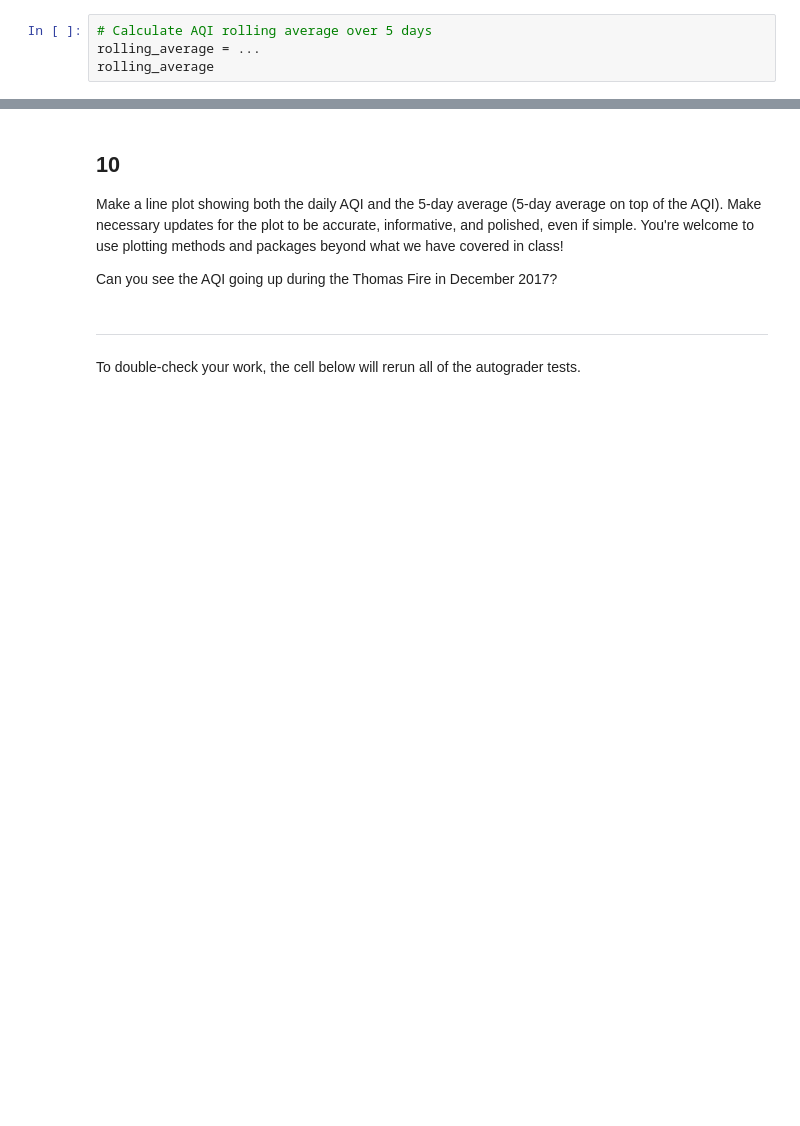
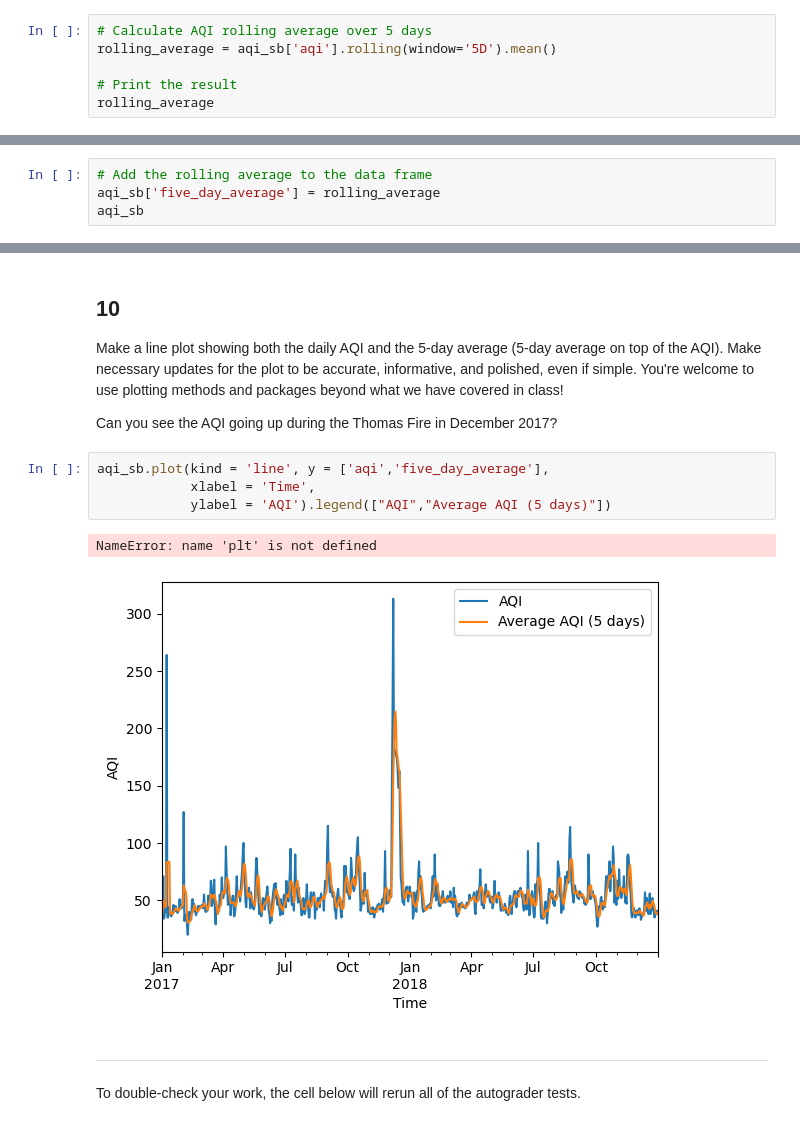
Before and after one commit to gitanjali1024/eds220-hwk2, a Jupyter notebook: task3/hwk2-task3-aqi.ipynb, the cells around one changed output, grey strips where cells are left out. Saved outputs shown, nothing was run; the diff lists cells and outputs as text; blank space fills up the shorter version.

Commit message:
created graph

```diff
--- a/task3/hwk2-task3-aqi.ipynb
+++ b/task3/hwk2-task3-aqi.ipynb
@@ -287,5 +287,7 @@ In the next cell we will calculate an average over a [rolling window](https://pa
 Store your answer in the `rolling_average` variable. Your result should be a `pandas.Series` indexed by `date`, with the 5-day averages as its values.
 # %%
 # Calculate AQI rolling average over 5 days
-rolling_average = ...
+rolling_average = aqi_sb['aqi'].rolling(window='5D').mean()
+
+# Print the result
 rolling_average
@@ -299,0 +316,4 @@ aqi_sb
+# %%
+# Add the rolling average to the data frame
+aqi_sb['five_day_average'] = rolling_average
+aqi_sb
@@ -306,6 +343,13 @@ grader.check("q9")
 Make a line plot showing both the daily AQI and the 5-day average (5-day average on top of the AQI). Make necessary updates for the plot to be accurate, informative, and polished, even if simple. You're welcome to use plotting methods and packages beyond what we have covered in class!
 
 Can you see the AQI going up during the Thomas Fire in December 2017?
+# %%
+aqi_sb.plot(kind = 'line', y = ['aqi','five_day_average'],
+            xlabel = 'Time',
+            ylabel = 'AQI').legend(["AQI","Average AQI (5 days)"])
+# %% [output]
+NameError: name 'plt' is not defined
+[figure, added]
 # %% [markdown]
 ---
 
```
Also changed, not shown: parts of 5 cells of this notebook.
